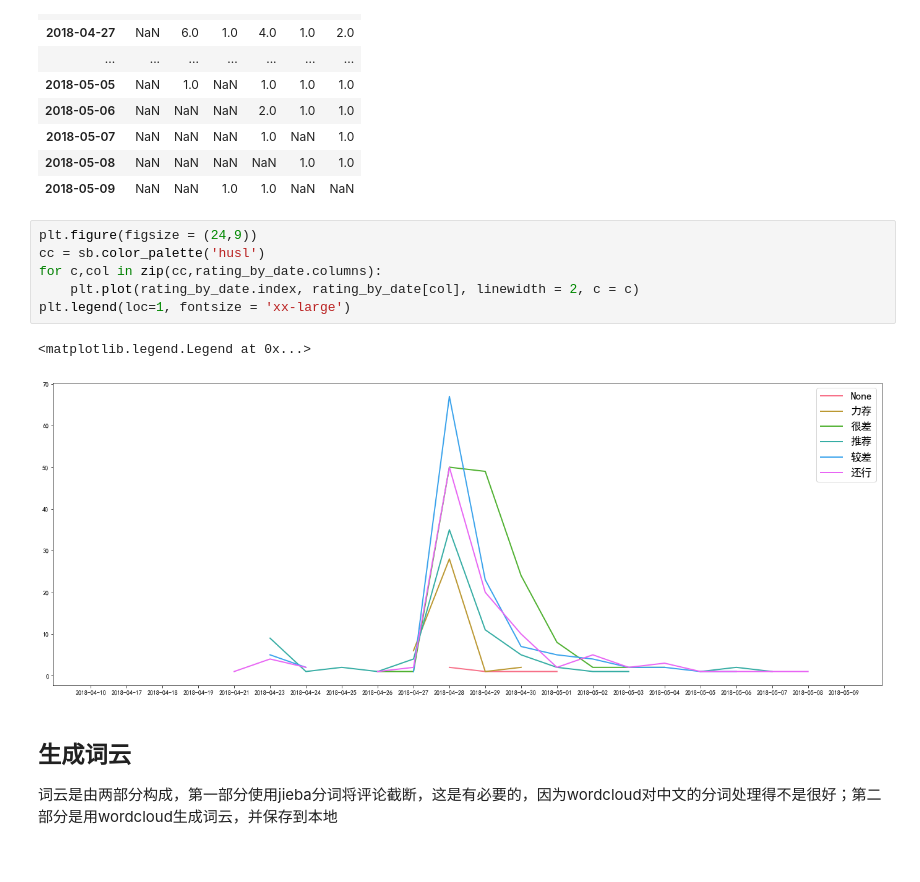
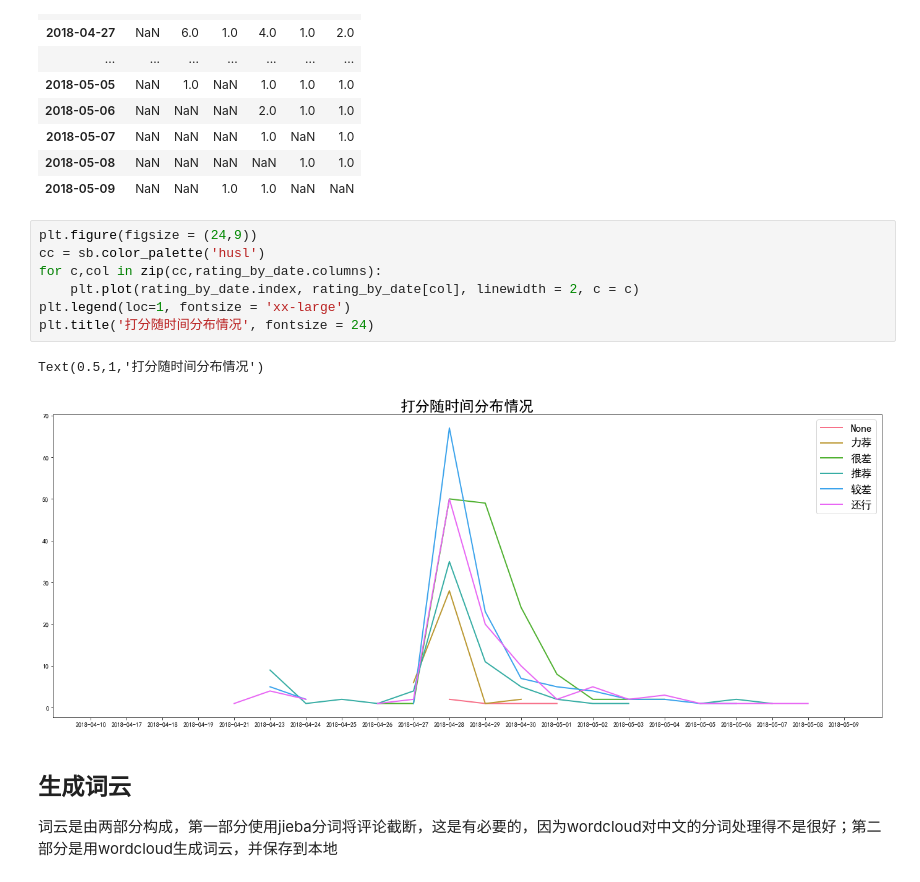
Before and after one commit to 13122100560/Scrapper-HouLaiUs, a Jupyter notebook: visualization.ipynb, the cells around one changed output. Cells and saved outputs as stored; diff of their text form.

```diff
--- a/visualization.ipynb
+++ b/visualization.ipynb
@@ -133,12 +133,13 @@ rating_by_date
 # %%
 plt.figure(figsize = (24,9))
 cc = sb.color_palette('husl')
 for c,col in zip(cc,rating_by_date.columns):
     plt.plot(rating_by_date.index, rating_by_date[col], linewidth = 2, c = c)
 plt.legend(loc=1, fontsize = 'xx-large')
+plt.title('打分随时间分布情况', fontsize = 24)
 # %% [output]
-<matplotlib.legend.Legend at 0x...>
+Text(0.5,1,'打分随时间分布情况')
-[figure, old version]
+[figure, new version]
 # %% [markdown]
 ## 生成词云
 词云是由两部分构成，第一部分使用jieba分词将评论截断，这是有必要的，因为wordcloud对中文的分词处理得不是很好；第二部分是用wordcloud生成词云，并保存到本地
```
Also changed, not shown: parts of 4 cells of this notebook, 1 other file.
